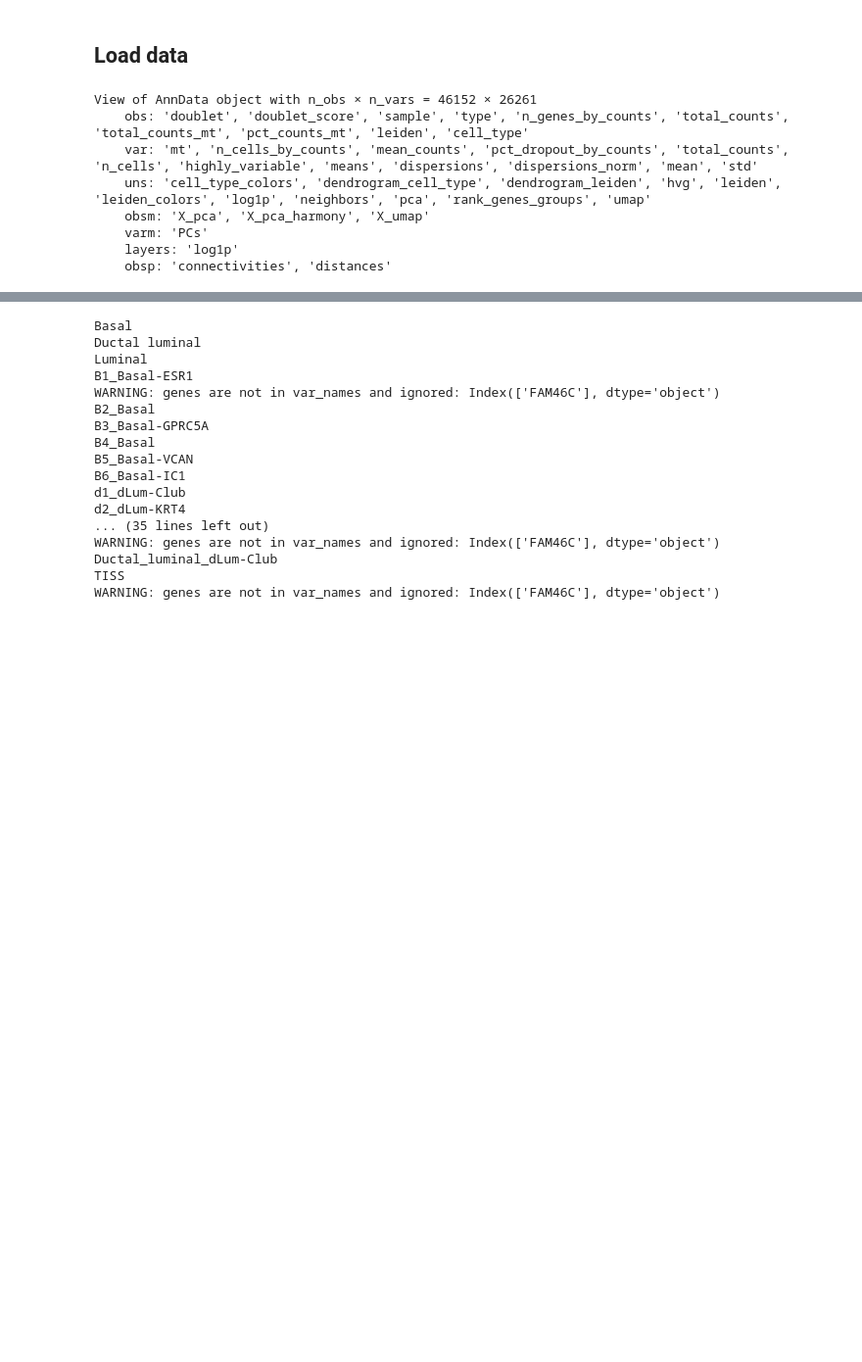
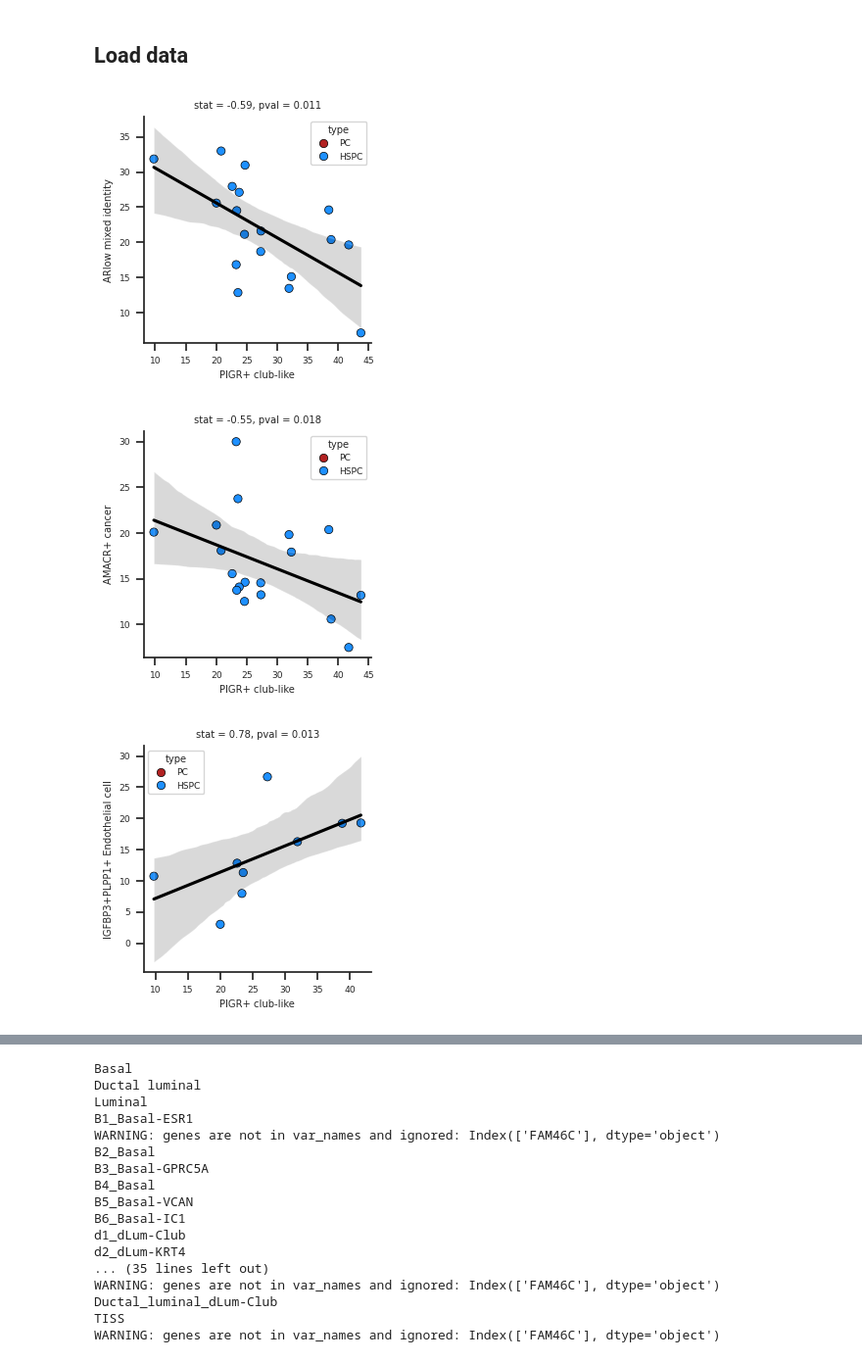
Before and after one commit to akiviaho/prostate_cancer_plasticity, a Jupyter notebook: lyu_2024_cell_fractions.ipynb, the cells around one changed output, grey strips where cells are left out. Shown at 98% size. Drawn from its saved outputs; the diff is of its cells as text; code cells hidden in the pictures; blank space fills up the shorter version.

```diff
--- a/lyu_2024_cell_fractions.ipynb
+++ b/lyu_2024_cell_fractions.ipynb
@@ -97,16 +97,15 @@ def print_pvalues(df, value_col='value', group_col='type', variable_col='variabl
         print('')
 # %% [markdown]
 ## Load data
-# %%
-adata_concat = sc.read_h5ad('/scratch/svc_td_grpc/users/kiviaho/lyu_2024_scs/preprocessed_h5ad/annotated_adata_obj_147180_cells_250813.h5ad')
-adata_concat.obs['type'] = adata_concat.obs['type'].cat.reorder_categories(['PC','HSPC','CRPC'])
-adata_concat[adata_concat.obs['cell_type'] == 'Epithelial cell']
-# %% [output]
-View of AnnData object with n_obs × n_vars = 46152 × 26261
-    obs: 'doublet', 'doublet_score', 'sample', 'type', 'n_genes_by_counts', 'total_counts', 'total_counts_mt', 'pct_counts_mt', 'leiden', 'cell_type'
-    var: 'mt', 'n_cells_by_counts', 'mean_counts', 'pct_dropout_by_counts', 'total_counts', 'n_cells', 'highly_variable', 'means', 'dispersions', 'dispersions_norm', 'mean', 'std'
-    uns: 'cell_type_colors', 'dendrogram_cell_type', 'dendrogram_leiden', 'hvg', 'leiden', 'leiden_colors', 'log1p', 'neighbors', 'pca', 'rank_genes_groups', 'umap'
-    obsm: 'X_pca', 'X_pca_harmony', 'X_umap'
-    varm: 'PCs'
-    layers: 'log1p'
-    obsp: 'connectivities', 'distances'
+# %%
+# Load scs data
+base_dir = '/scratch/svc_td_compbio/users/kiviaho'
+adata_concat = sc.read_h5ad(f'{base_dir}/preprocessed_h5ad/lyu_2024_cell_subtypes_for_cell2location_mapping_251014.h5ad')
+
+# Celltype_annotation
+celltype_annotation_df = pd.read_excel('/home/ak431480/single_cell_celltype_annotation.xlsx',index_col=0)
+celltype_annot_dict = celltype_annotation_df.to_dict()['celltype name']
+
+# Map the annotation
+adata_concat.obs['annotated celltypes'] = adata_concat.obs['celltype_leiden'].map(celltype_annot_dict)
+adata_concat = adata_concat[~(adata_concat.obs['annotated celltypes'] == 'drop')].copy()
@@ -112,0 +152,50 @@ View of AnnData object with n_obs × n_vars = 46152 × 26261
+# %%
+
+sns.set_theme(
+    style='white',
+    palette=sns.color_palette(['firebrick','dodgerblue']),
+    font_scale=0.6,
+    rc={'xtick.bottom': True, 'ytick.left': True}
+)
+
+plot_df = counts_norm.copy()
+
+# Add the type annotation to this df
+plot_df['type'] = pd.Categorical(plot_df.index.map(obs_data[['sample','type']].set_index('sample').to_dict()['type']),categories=['PC','HSPC'])
+
+ctype1 = 'PIGR+ club-like'
+
+for ctype2 in counts_norm.mean(axis=0).sort_values(ascending=False).index.tolist():
+
+    if ctype1 != ctype2:
+
+        df = counts_norm[[ctype1,ctype2]].dropna()
+        stat,pval = spearmanr(df[ctype1],df[ctype2])
+
+        if pval < 0.05:
+            fig, ax = plt.subplots(figsize=(3,3))
+            sns.scatterplot(
+                plot_df,
+                x = ctype1,
+                y = ctype2,
+                linewidth = 0.5,
+                edgecolor='k',
+                hue='type'
+            )
+            sns.regplot(
+                plot_df,
+                x = ctype1,
+                y = ctype2,
+                scatter = False,
+                color = 'black'
+                )
+
+
+            plt.title(f'stat = {stat:.2f}, pval = {pval:.3f}')
+
+            ax.spines[['top','right']].set_visible(False)
+            plt.show()
+# %% [output]
+[figure, added]
+[figure, added]
+[figure, added]
```
Also changed, not shown: parts of 6 cells of this notebook, 4 other files.
